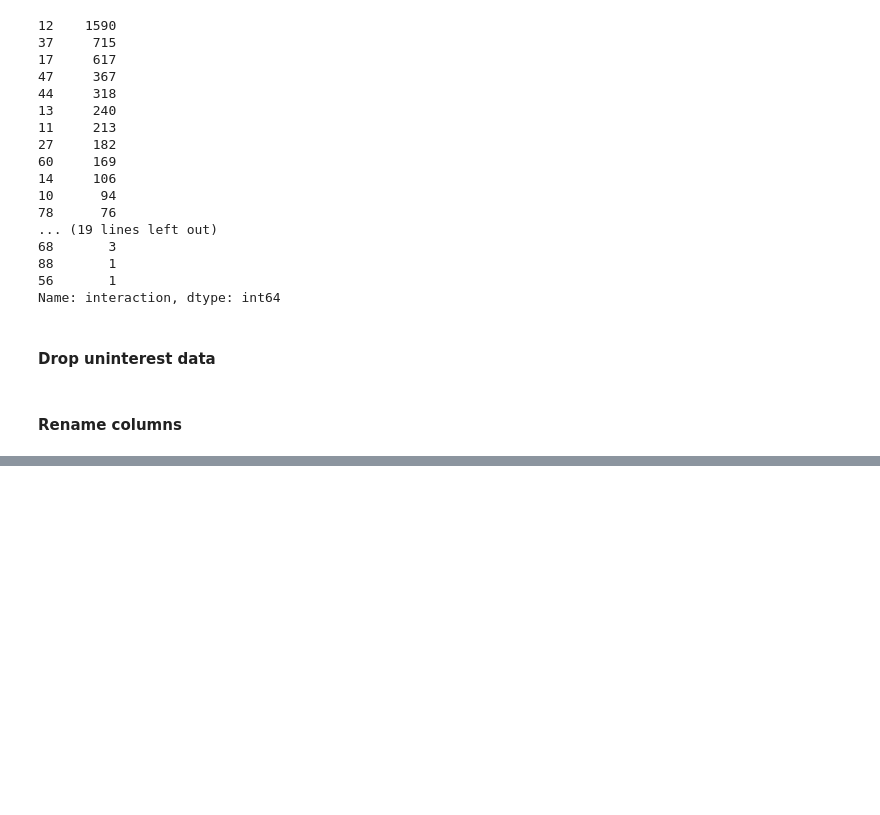
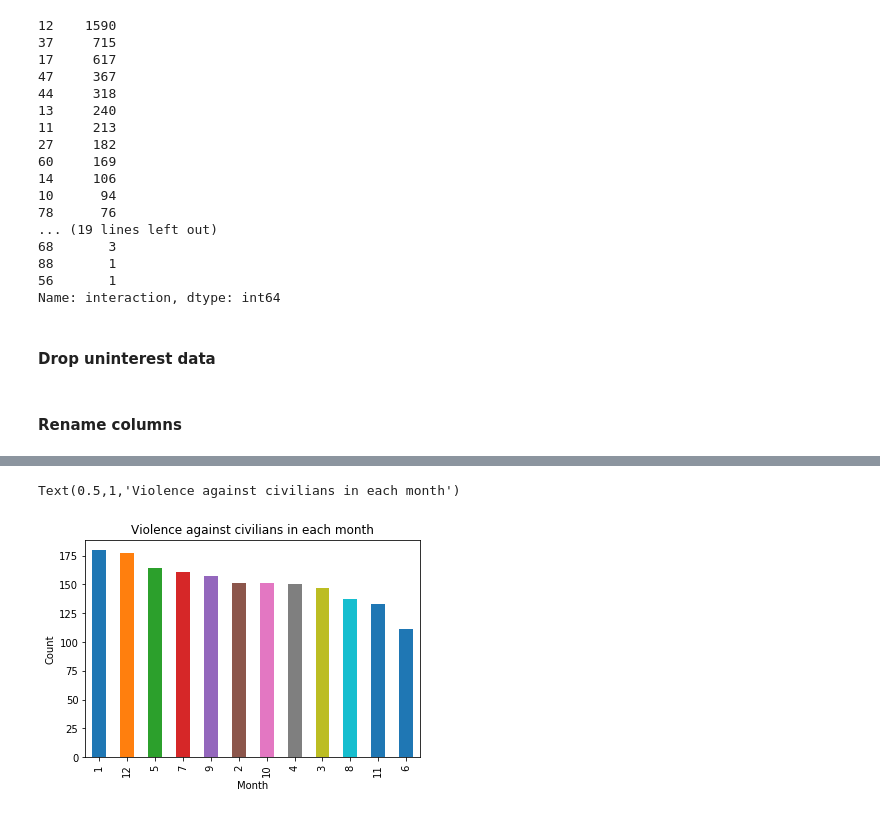
Before and after one commit to hbshih/Data-Science-17-18-Project, a Jupyter notebook: South_Sudan_Violence_Data.ipynb, the cells around one changed output, grey strips where cells are left out. Saved outputs shown, nothing was run; the diff lists cells and outputs as text; code cells hidden in the pictures; blank space fills up the shorter version.

```diff
--- a/South_Sudan_Violence_Data.ipynb
+++ b/South_Sudan_Violence_Data.ipynb
@@ -150,0 +162,14 @@ south_sudan_violence_data.to_csv("ACLED_south-sudan_cleaned.csv", sep=',')
+# %%
+Violence_against_civilians_Incidents = south_sudan_violence_data[south_sudan_violence_data['event_type'] == 'Violence against civilians']
+# %%
+Map = {1:'Government or mutinous force',
+2:'Rebel force',
+3:'Political militia',
+4: 'Ethnic militia',
+5: 'Rioters',
+6: 'Protesters',
+7: 'Civilians',
+8: 'Outside/external force (e.g. UN)'}
+
+Violence_against_civilians_Incidents['actor1_type'].replace(Map, inplace = True)
+Violence_against_civilians_Incidents['actor2_type'].replace(Map, inplace = True)
@@ -150,0 +190,8 @@ south_sudan_violence_data.to_csv("ACLED_south-sudan_cleaned.csv", sep=',')
+# %%
+Violence_against_civilians_Incidents.Month.value_counts().plot.bar()
+plt.xlabel("Month")
+plt.ylabel("Count")
+plt.title("Violence against civilians in each month")
+# %% [output]
+Text(0.5,1,'Violence against civilians in each month')
+[figure, added]
```
Also changed, not shown: parts of 7 cells of this notebook, 23 other files.
